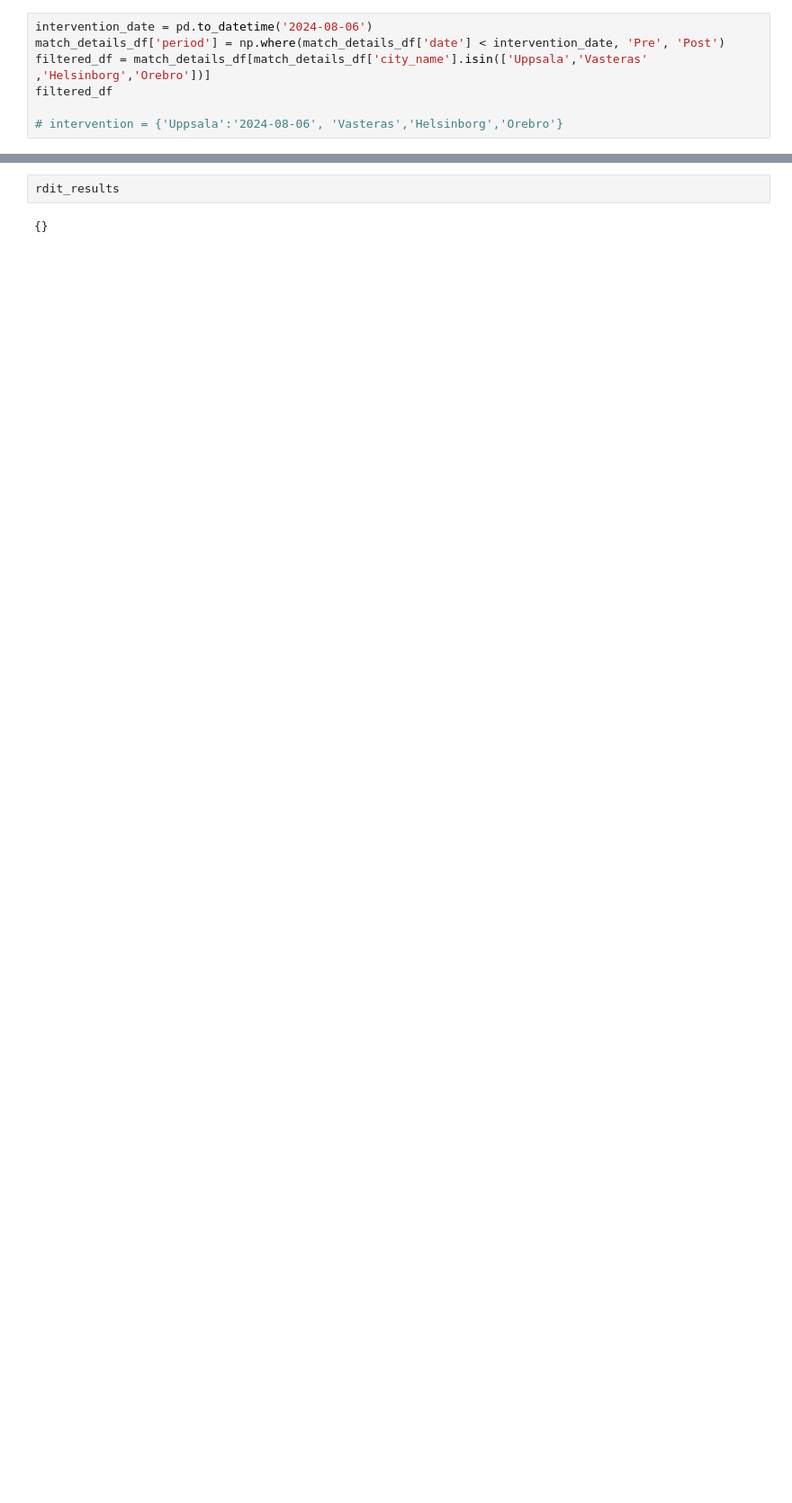
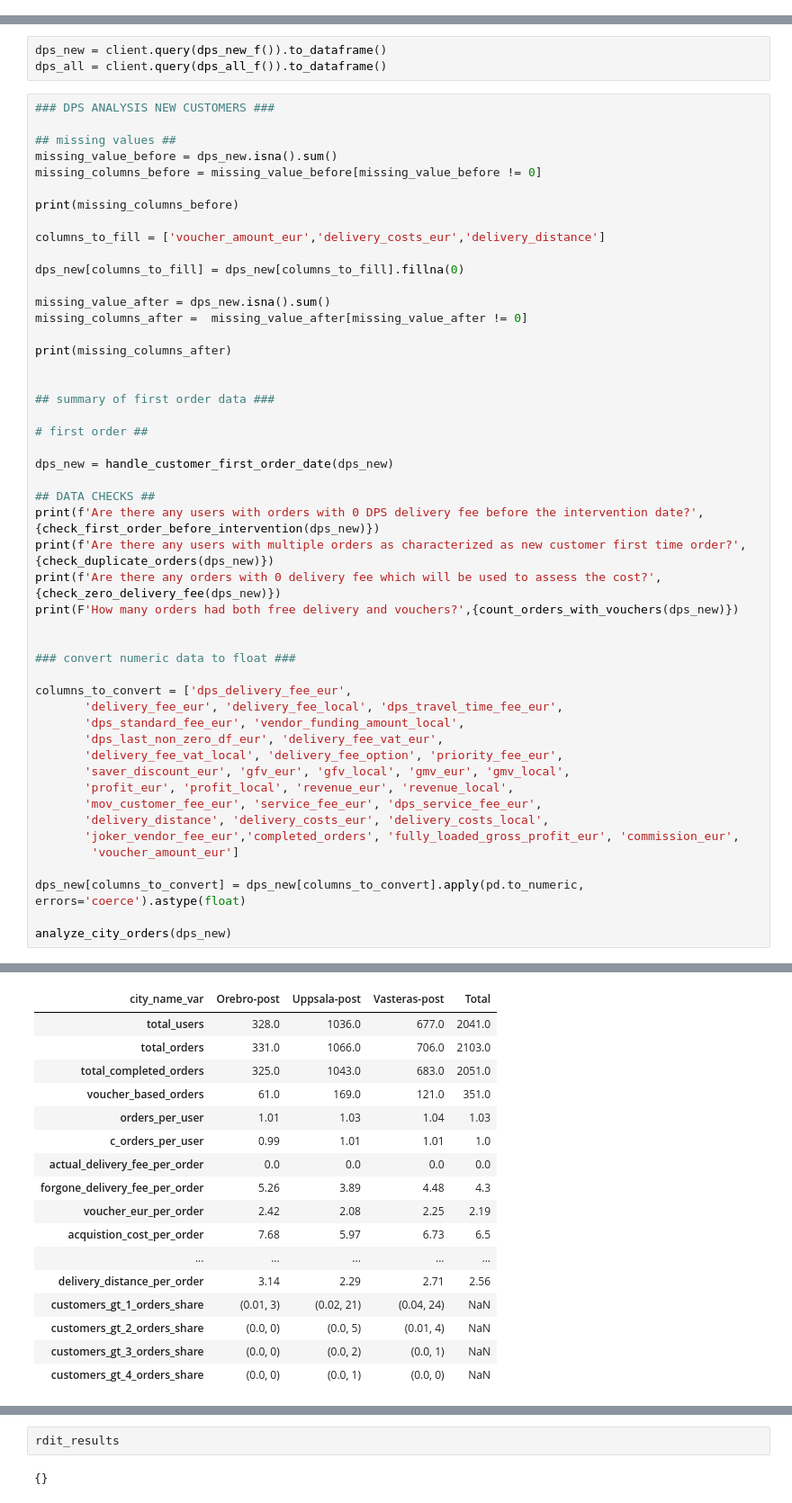
Before and after one commit to shazebasad-dh/https---github.com-deliveryhero-global_pricing, a Jupyter notebook: team/Shazeb/FNDC_roll_out/analysis_fndc_sw.ipynb, the cells around one changed output, grey strips where cells are left out. Shown: that part at 90% size. Cells and saved outputs as stored; diff of their text form; blank space fills up the shorter version.

```diff
--- a/team/Shazeb/FNDC_roll_out/analysis_fndc_sw.ipynb
+++ b/team/Shazeb/FNDC_roll_out/analysis_fndc_sw.ipynb
@@ -102,7 +0,0 @@ a
-# %%
-intervention_date = pd.to_datetime('2024-08-06')
-match_details_df['period'] = np.where(match_details_df['date'] < intervention_date, 'Pre', 'Post')
-filtered_df = match_details_df[match_details_df['city_name'].isin(['Uppsala','Vasteras' ,'Helsinborg','Orebro'])]
-filtered_df
-
-# intervention = {'Uppsala':'2024-08-06', 'Vasteras','Helsinborg','Orebro'}
@@ -401,0 +763,53 @@ KeyError: 't'
+# %%
+dps_new = client.query(dps_new_f()).to_dataframe()
+dps_all = client.query(dps_all_f()).to_dataframe()
+# %%
+### DPS ANALYSIS NEW CUSTOMERS ###
+
+## missing values ##
+missing_value_before = dps_new.isna().sum()
+missing_columns_before = missing_value_before[missing_value_before != 0]
+
+print(missing_columns_before)
+
+columns_to_fill = ['voucher_amount_eur','delivery_costs_eur','delivery_distance']
+
+dps_new[columns_to_fill] = dps_new[columns_to_fill].fillna(0)
+
+missing_value_after = dps_new.isna().sum()
+missing_columns_after =  missing_value_after[missing_value_after != 0]
+
+print(missing_columns_after)
+
+
+## summary of first order data ###
+
+# first order ##
+
+dps_new = handle_customer_first_order_date(dps_new)
+
+## DATA CHECKS ##
+print(f'Are there any users with orders with 0 DPS delivery fee before the intervention date?', {check_first_order_before_intervention(dps_new)})
+print(f'Are there any users with multiple orders as characterized as new customer first time order?', {check_duplicate_orders(dps_new)})
+print(f'Are there any orders with 0 delivery fee which will be used to assess the cost?',{check_zero_delivery_fee(dps_new)})
+print(F'How many orders had both free delivery and vouchers?',{count_orders_with_vouchers(dps_new)})
+
+
+### convert numeric data to float ###
+
+columns_to_convert = ['dps_delivery_fee_eur',
+       'delivery_fee_eur', 'delivery_fee_local', 'dps_travel_time_fee_eur',
+       'dps_standard_fee_eur', 'vendor_funding_amount_local',
+       'dps_last_non_zero_df_eur', 'delivery_fee_vat_eur',
+       'delivery_fee_vat_local', 'delivery_fee_option', 'priority_fee_eur',
+       'saver_discount_eur', 'gfv_eur', 'gfv_local', 'gmv_eur', 'gmv_local',
+       'profit_eur', 'profit_local', 'revenue_eur', 'revenue_local',
+       'mov_customer_fee_eur', 'service_fee_eur', 'dps_service_fee_eur',
+       'delivery_distance', 'delivery_costs_eur', 'delivery_costs_local',
+       'joker_vendor_fee_eur','completed_orders', 'fully_loaded_gross_profit_eur', 'commission_eur',
+        'voucher_amount_eur']
+
+dps_new[columns_to_convert] = dps_new[columns_to_convert].apply(pd.to_numeric, errors='coerce').astype(float)
+
+analyze_city_orders(dps_new)
+# %% [output]
@@ -401,0 +834,17 @@ KeyError: 't'
+| city_name_var | Orebro-post | Uppsala-post | Vasteras-post | Total |
+| total_users | 328.0 | 1036.0 | 677.0 | 2041.0 |
+| total_orders | 331.0 | 1066.0 | 706.0 | 2103.0 |
+| total_completed_orders | 325.0 | 1043.0 | 683.0 | 2051.0 |
+| voucher_based_orders | 61.0 | 169.0 | 121.0 | 351.0 |
+| orders_per_user | 1.01 | 1.03 | 1.04 | 1.03 |
+| c_orders_per_user | 0.99 | 1.01 | 1.01 | 1.0 |
+| actual_delivery_fee_per_order | 0.0 | 0.0 | 0.0 | 0.0 |
+| forgone_delivery_fee_per_order | 5.26 | 3.89 | 4.48 | 4.3 |
+| voucher_eur_per_order | 2.42 | 2.08 | 2.25 | 2.19 |
+| acquistion_cost_per_order | 7.68 | 5.97 | 6.73 | 6.5 |
+| ... | ... | ... | ... | ... |
+| delivery_distance_per_order | 3.14 | 2.29 | 2.71 | 2.56 |
+| customers_gt_1_orders_share | (0.01, 3) | (0.02, 21) | (0.04, 24) | NaN |
+| customers_gt_2_orders_share | (0.0, 0) | (0.0, 5) | (0.01, 4) | NaN |
+| customers_gt_3_orders_share | (0.0, 0) | (0.0, 2) | (0.0, 1) | NaN |
+| customers_gt_4_orders_share | (0.0, 0) | (0.0, 1) | (0.0, 0) | NaN |
```
Also changed, not shown: parts of 124 cells of this notebook, 1 other file.
